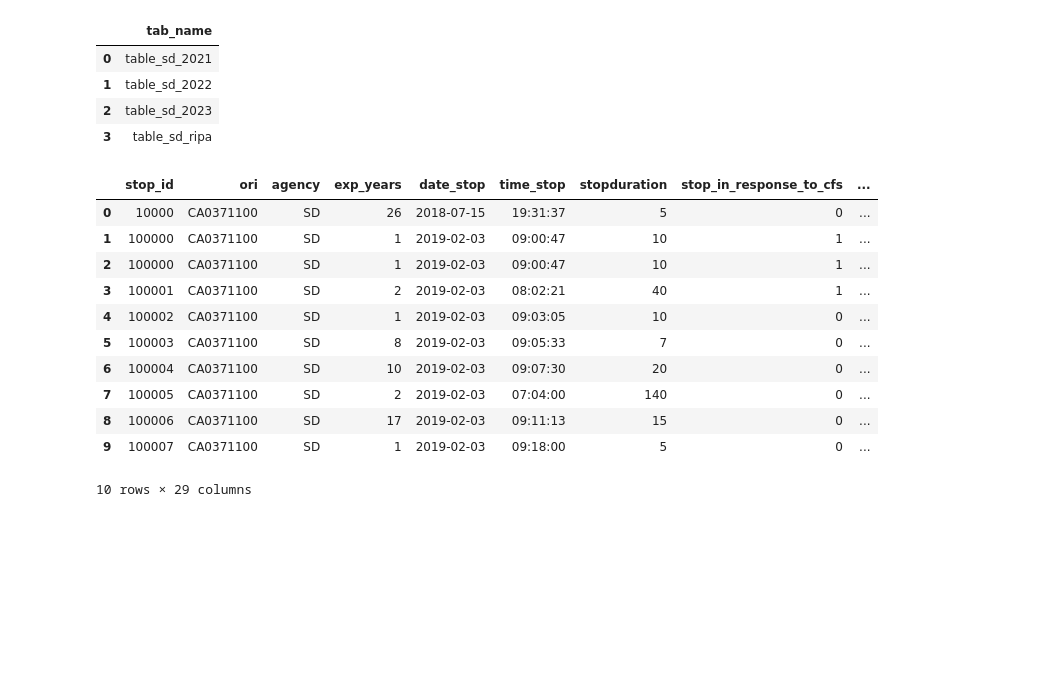
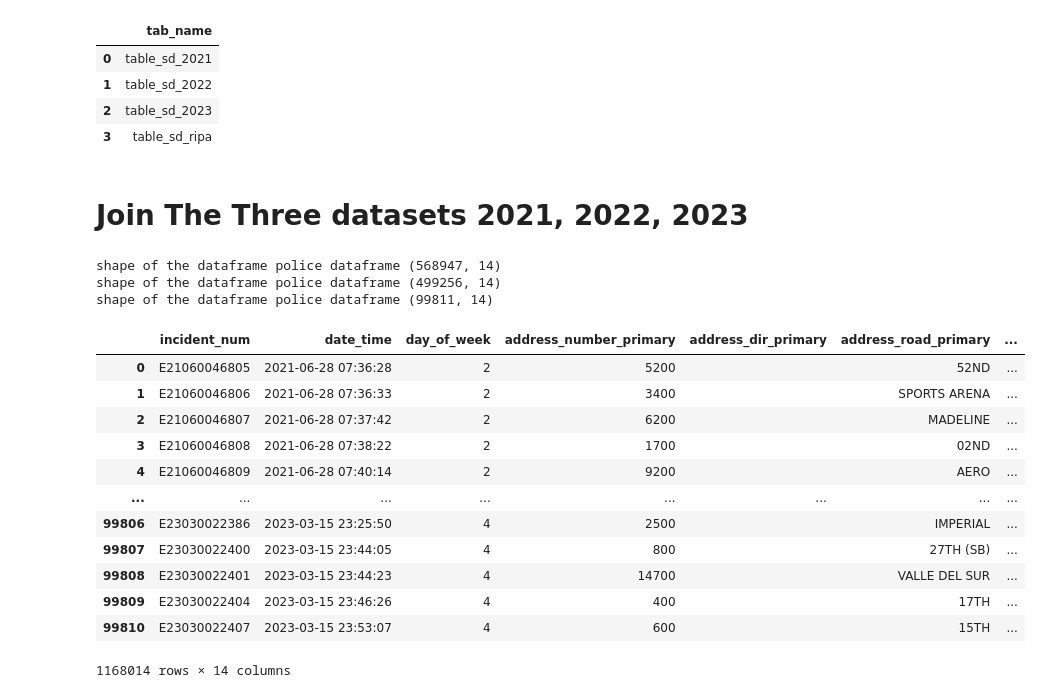
Before and after one commit to zalvatore/Predicting_Police_Activity, a Jupyter notebook: Importing_data.ipynb, the cells around one changed output. Saved outputs shown, nothing was run; the diff lists cells and outputs as text; code cells hidden in the pictures; blank space fills up the shorter version.

```diff
--- a/Importing_data.ipynb
+++ b/Importing_data.ipynb
@@ -211,4 +211,4 @@ df_show.head(5)
 # %%
 pd.read_sql(statement, conn)
 
-pd.read_sql(f"SELECT * FROM {database_name}.{table_name} limit 10", conn)
+df_2021 = pd.read_sql(f"SELECT * FROM {database_name}.{table_name}", conn)
@@ -293,4 +282,4 @@ df_show.head(5)
 # %%
 pd.read_sql(statement_1, conn)
 
-pd.read_sql(f"SELECT * FROM {database_name}.{table_name1} limit 10", conn)
+df_2022 = pd.read_sql(f"SELECT * FROM {database_name}.{table_name1}", conn)
@@ -376,4 +353,4 @@ df_show.head(5)
 # %%
 pd.read_sql(statement_2, conn)
 
-pd.read_sql(f"SELECT * FROM {database_name}.{table_name2} limit 10", conn)
+df_2023 = pd.read_sql(f"SELECT * FROM {database_name}.{table_name2}", conn)
@@ -516,18 +443,32 @@ df_show.head(5)
 # %%
 pd.read_sql(statement_3, conn)
 
-ripa_df=pd.read_sql(f"SELECT * FROM {database_name}.{table_name3} limit 10", conn)
-ripa_df
+ripa_df = pd.read_sql(f"SELECT * FROM {database_name}.{table_name3}", conn)
-# %% [output]
-|  | stop_id | ori | agency | exp_years | date_stop | time_stop | stopduration | stop_in_response_to_cfs | ... |
-| 0 | 10000 | CA0371100 | SD | 26 | 2018-07-15 | 19:31:37 | 5 | 0 | ... |
-| 1 | 100000 | CA0371100 | SD | 1 | 2019-02-03 | 09:00:47 | 10 | 1 | ... |
-| 2 | 100000 | CA0371100 | SD | 1 | 2019-02-03 | 09:00:47 | 10 | 1 | ... |
-| 3 | 100001 | CA0371100 | SD | 2 | 2019-02-03 | 08:02:21 | 40 | 1 | ... |
-| 4 | 100002 | CA0371100 | SD | 1 | 2019-02-03 | 09:03:05 | 10 | 0 | ... |
-| 5 | 100003 | CA0371100 | SD | 8 | 2019-02-03 | 09:05:33 | 7 | 0 | ... |
-| 6 | 100004 | CA0371100 | SD | 10 | 2019-02-03 | 09:07:30 | 20 | 0 | ... |
-| 7 | 100005 | CA0371100 | SD | 2 | 2019-02-03 | 07:04:00 | 140 | 0 | ... |
-| 8 | 100006 | CA0371100 | SD | 17 | 2019-02-03 | 09:11:13 | 15 | 0 | ... |
-| 9 | 100007 | CA0371100 | SD | 1 | 2019-02-03 | 09:18:00 | 5 | 0 | ... |
-10 rows × 29 columns
+# %% [markdown]
+# Join The Three datasets 2021, 2022, 2023
+# %%
+# shape of the dataframes
+print(f'shape of the dataframe police dataframe {df_2021.shape}')
+print(f'shape of the dataframe police dataframe {df_2022.shape}')
+print(f'shape of the dataframe police dataframe {df_2023.shape}')
+# %% [output]
+shape of the dataframe police dataframe (568947, 14)
+shape of the dataframe police dataframe (499256, 14)
+shape of the dataframe police dataframe (99811, 14)
+# %%
+join_df = pd.concat([df_2021, df_2022, df_2023], axis=0)
+join_df
+# %% [output]
+|  | incident_num | date_time | day_of_week | address_number_primary | address_dir_primary | address_road_primary | ... |
+| 0 | E21060046805 | 2021-06-28 07:36:28 | 2 | 5200 |  | 52ND | ... |
+| 1 | E21060046806 | 2021-06-28 07:36:33 | 2 | 3400 |  | SPORTS ARENA | ... |
+| 2 | E21060046807 | 2021-06-28 07:37:42 | 2 | 6200 |  | MADELINE | ... |
+| 3 | E21060046808 | 2021-06-28 07:38:22 | 2 | 1700 |  | 02ND | ... |
+| 4 | E21060046809 | 2021-06-28 07:40:14 | 2 | 9200 |  | AERO | ... |
+| ... | ... | ... | ... | ... | ... | ... | ... |
+| 99806 | E23030022386 | 2023-03-15 23:25:50 | 4 | 2500 |  | IMPERIAL | ... |
+| 99807 | E23030022400 | 2023-03-15 23:44:05 | 4 | 800 |  | 27TH (SB) | ... |
+| 99808 | E23030022401 | 2023-03-15 23:44:23 | 4 | 14700 |  | VALLE DEL SUR | ... |
+| 99809 | E23030022404 | 2023-03-15 23:46:26 | 4 | 400 |  | 17TH | ... |
+| 99810 | E23030022407 | 2023-03-15 23:53:07 | 4 | 600 |  | 15TH | ... |
+1168014 rows × 14 columns
```
Also changed, not shown: parts of 13 cells of this notebook.
